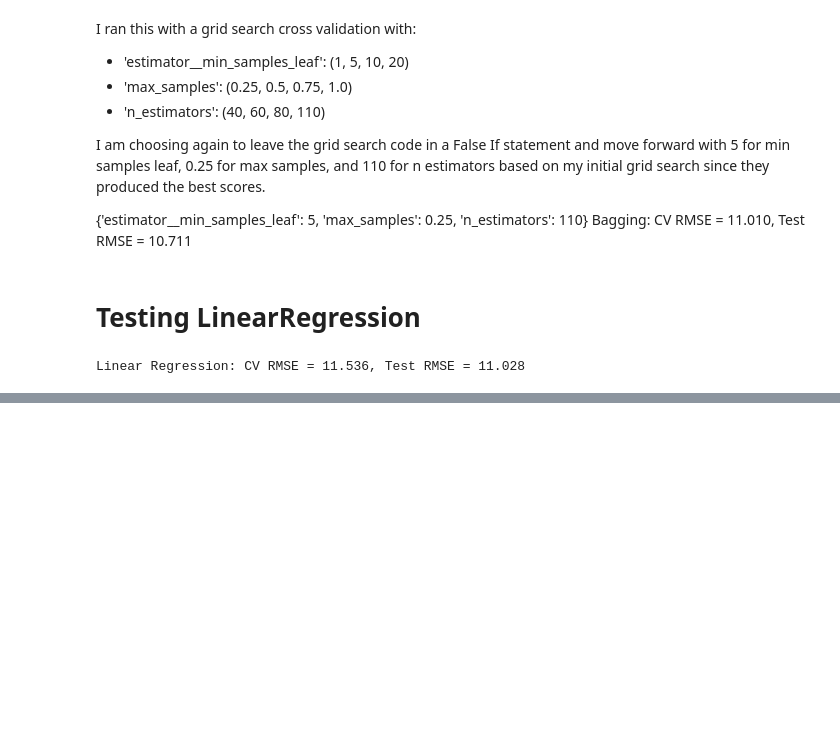
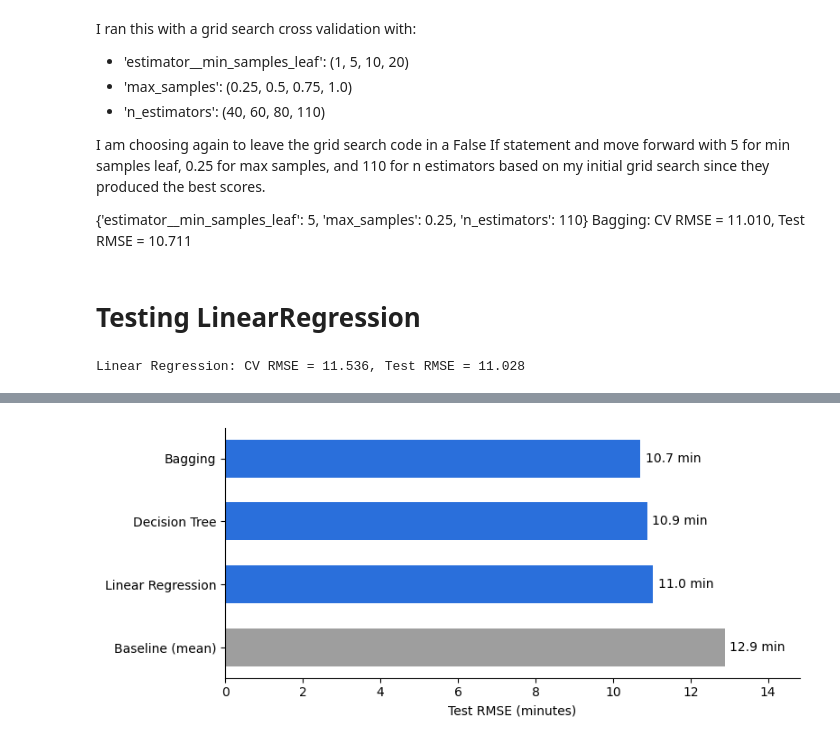
Before and after one commit to Kelly-E-Casey/Soo-Locks-Time-Prediction, a Jupyter notebook: 02_modeling.ipynb, the cells around one changed output, grey strips where cells are left out. Saved outputs shown, nothing was run; the diff lists cells and outputs as text; code cells hidden in the pictures; blank space fills up the shorter version.

```diff
--- a/02_modeling.ipynb
+++ b/02_modeling.ipynb
@@ -239,0 +252,16 @@ pd.DataFrame(scores).T.sort_values('CV RMSE')
+# %%
+# Sort best-first; baseline in gray, models in one color
+plot_data = results.sort_values('Test RMSE')
+colors = ['#9e9e9e' if name == 'Baseline (mean)' else '#2a6fdb' for name in plot_data.index]
+
+fig, ax = plt.subplots(figsize=(8, 3.5))
+bars = ax.barh(plot_data.index, plot_data['Test RMSE'], color=colors, height=0.6)
+ax.bar_label(bars, fmt='%.1f min', padding=4)        # value at the end of each bar
+ax.invert_yaxis()                                     # best model on top
+ax.set_xlim(0, plot_data['Test RMSE'].max() * 1.15)  # start at 0, leave room for labels
+ax.spines[['top', 'right']].set_visible(False)
+ax.set(xlabel="Test RMSE (minutes)")
+plt.tight_layout()
+plt.show()
+# %% [output]
+[figure, added]
```
Also changed, not shown: parts of 7 cells of this notebook, 2 other files.
